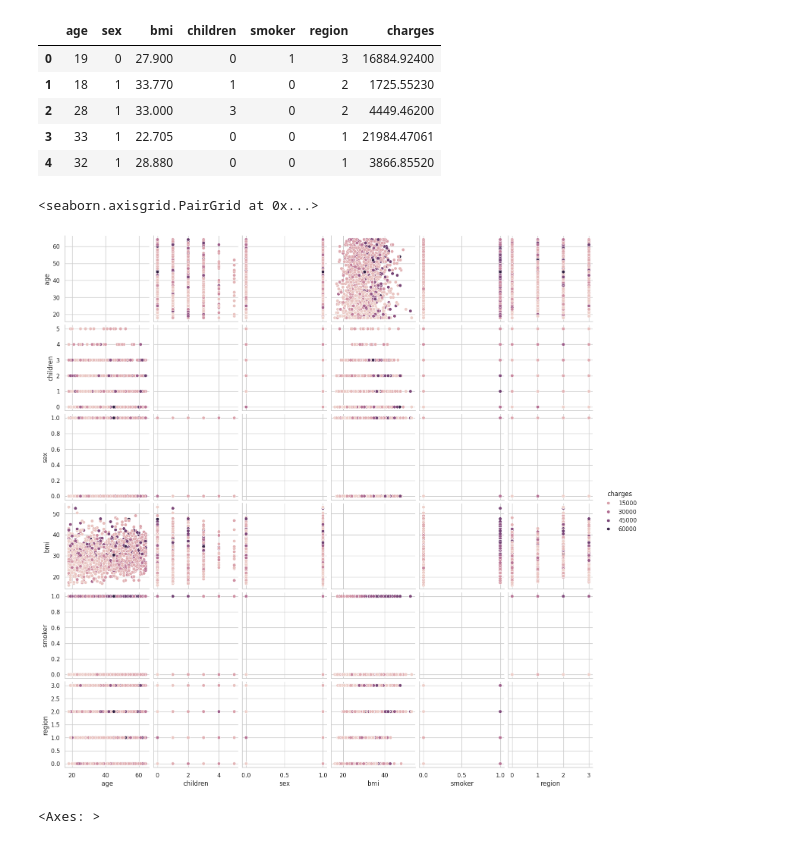
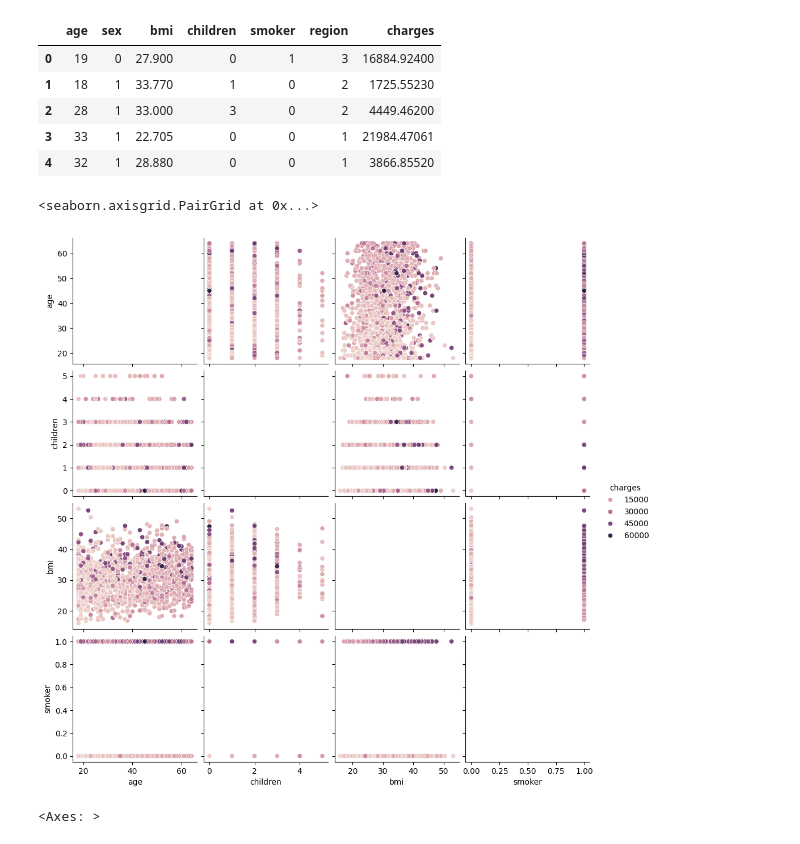
Before and after one commit to claitonp/DO180-apps, a Jupyter notebook: tech_challenge.ipynb, the cells around one changed output. Saved outputs shown, nothing was run; the diff lists cells and outputs as text; code cells hidden in the pictures.

```diff
--- a/tech_challenge.ipynb
+++ b/tech_challenge.ipynb
@@ -200,10 +209,10 @@ dados.head()
 | 3 | 33 | 1 | 22.705 | 0 | 0 | 1 | 21984.47061 |
 | 4 | 32 | 1 | 28.880 | 0 | 0 | 1 | 3866.85520 |
 # %%
-sb.pairplot(dados,vars=['age','children','sex','bmi','smoker','region'],hue="charges")
+sb.pairplot(dados,vars=['age','children','bmi','smoker'],hue="charges")
 # %% [output]
 <seaborn.axisgrid.PairGrid at 0x...>
-[figure, old version]
+[figure, new version]
 # %%
 import matplotlib.pyplot as plt
 
```
Also changed, not shown: parts of 8 cells of this notebook.
